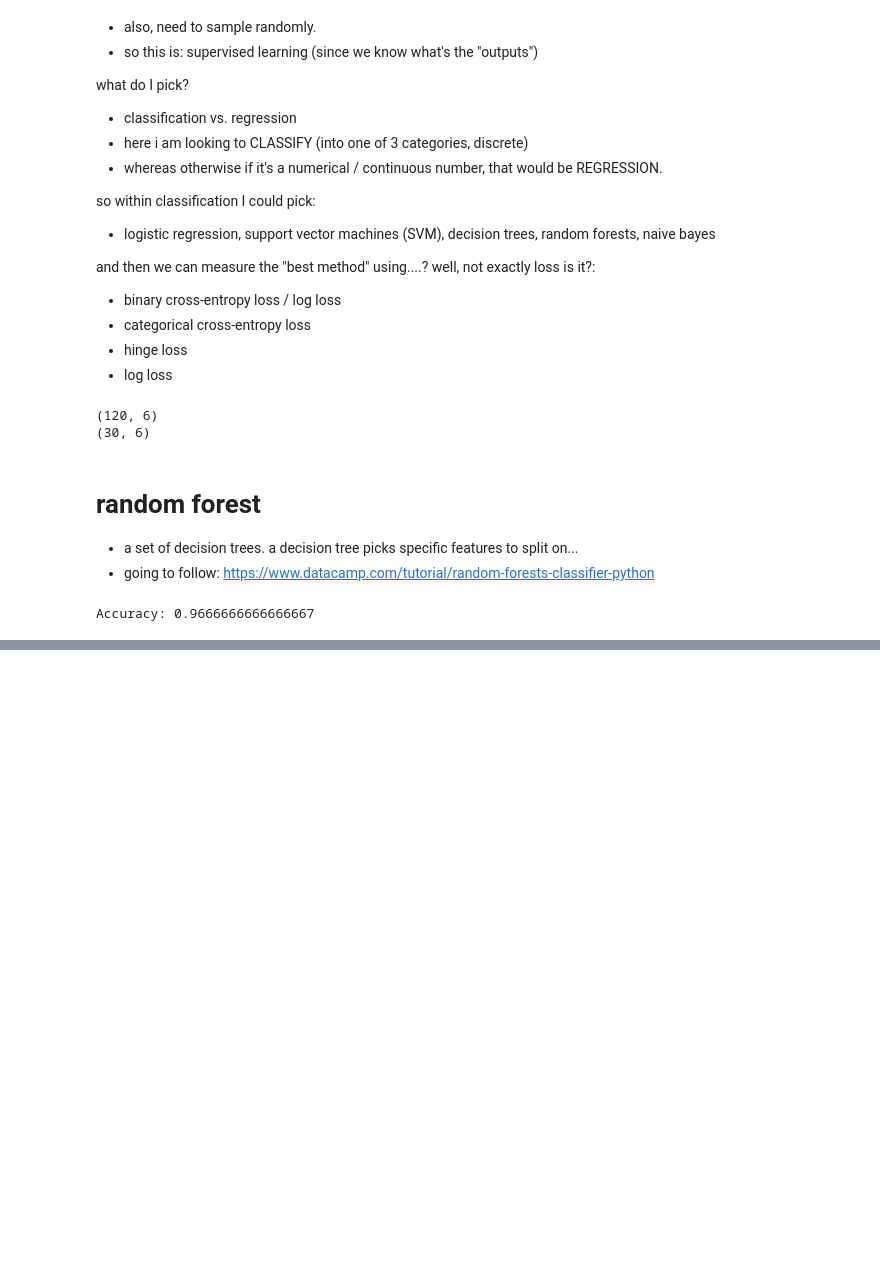
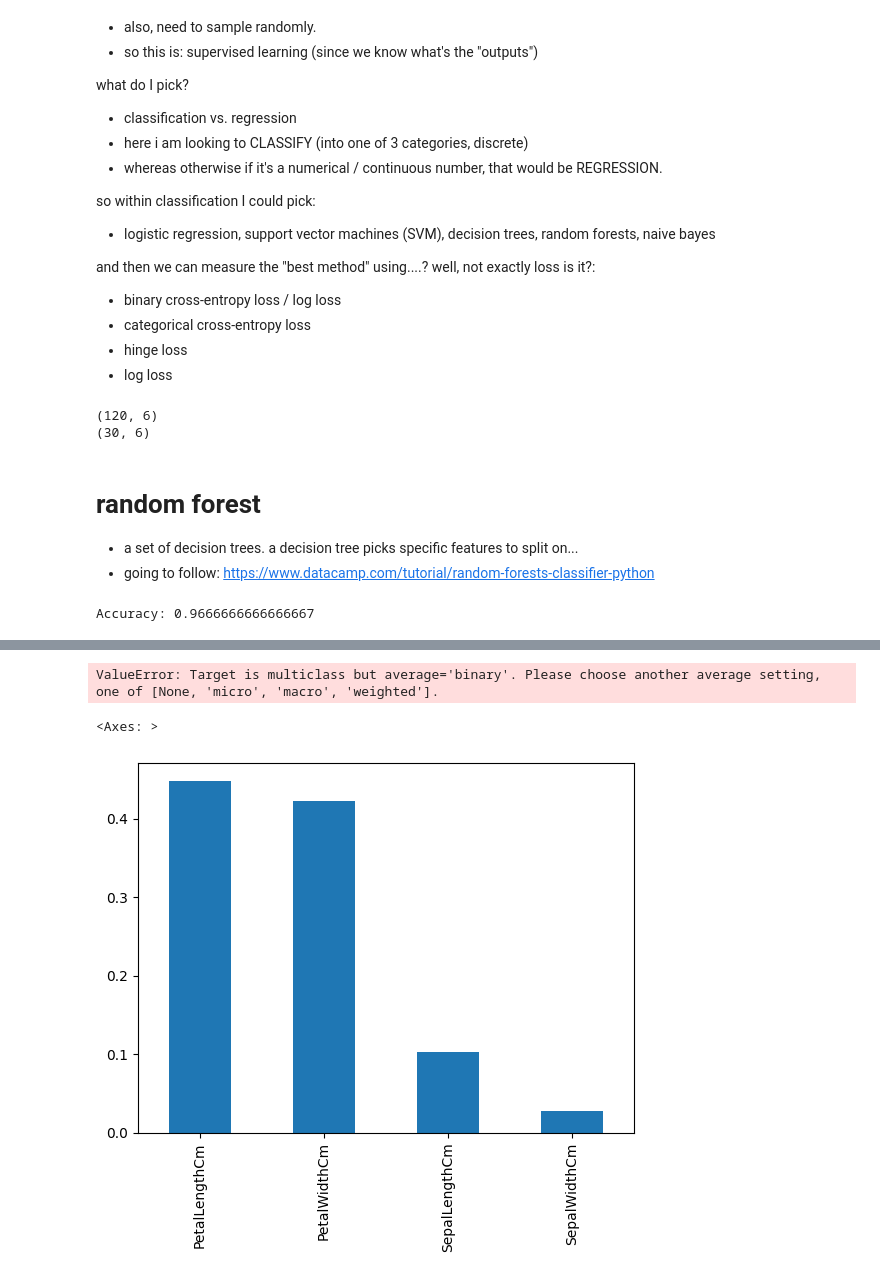
Before and after one commit to angeladai1/ai-exploration, a Jupyter notebook: iris.ipynb, the cells around one changed output, grey strips where cells are left out. Cells and saved outputs as stored; diff of their text form; code cells hidden in the pictures; blank space fills up the shorter version.

```diff
--- a/iris.ipynb
+++ b/iris.ipynb
@@ -213,0 +278,18 @@ Accuracy: 0.9666666666666667
+# %%
+from sklearn.metrics import accuracy_score, precision_score, recall_score
+
+accuracy_amt = accuracy_score(y_test, y_pred)
+precision_amt = precision_score(y_test, y_pred)
+recall_amt = recall_score(y_test, y_pred)
+
+print("Accuracy:", accuracy_amt)
+print("Precision:", precision_amt)
+print("Recall:", recall_amt)
+# %% [output]
+ValueError: Target is multiclass but average='binary'. Please choose another average setting, one of [None, 'micro', 'macro', 'weighted'].
+# %%
+feature_importances = pd.Series(best_rf.feature_importances_, index=X_train.columns).sort_values(ascending=False)
+feature_importances.plot.bar()
+# %% [output]
+<Axes: >
+[figure, added]
```
Also changed, not shown: parts of 5 cells of this notebook.
